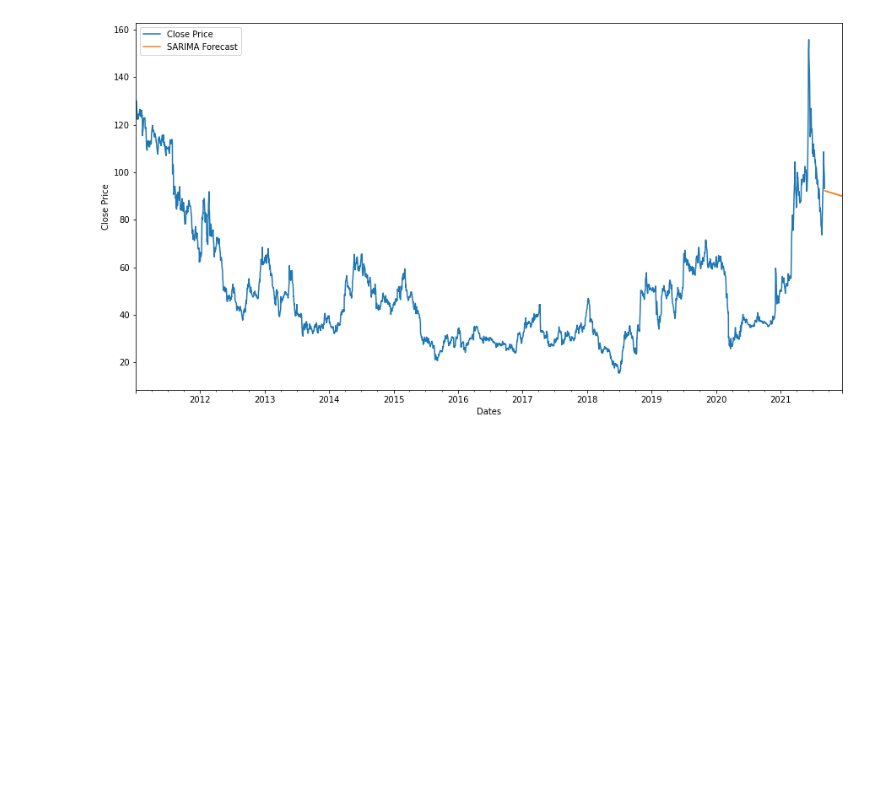
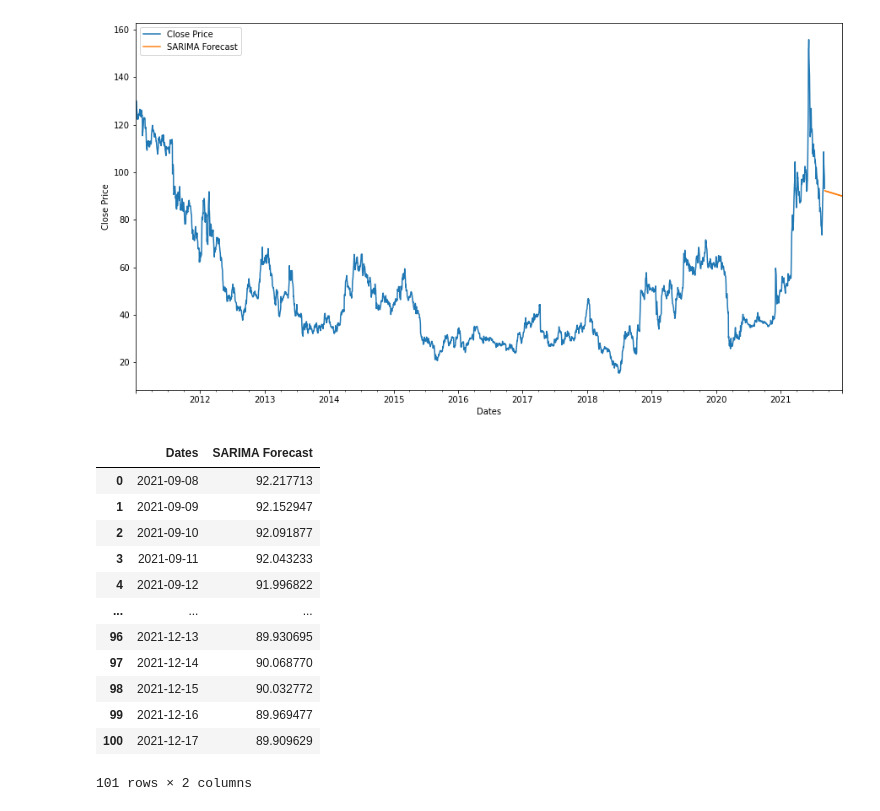
Before and after one commit to mlnewbie1996/SARIMA-based-stock-prediction, a Jupyter notebook: Adani_forecast.ipynb, the cells around one changed output. Cells and saved outputs as stored; diff of their text form; code cells hidden in the pictures; blank space fills up the shorter version.

```diff
--- a/Adani_forecast.ipynb
+++ b/Adani_forecast.ipynb
@@ -294,3 +295,21 @@ forecast.plot(legend=True)
 [figure]
 # %%
 forecast.to_csv('prediction.csv')
+# %%
+forecast_data = pd.read_csv('prediction.csv')
+forecast_data.head()
+forecast_data.rename(columns={"Unnamed: 0":"Dates"})
+# %% [output]
+|  | Dates | SARIMA Forecast |
+| 0 | 2021-09-08 | 92.217713 |
+| 1 | 2021-09-09 | 92.152947 |
+| 2 | 2021-09-10 | 92.091877 |
+| 3 | 2021-09-11 | 92.043233 |
+| 4 | 2021-09-12 | 91.996822 |
+| ... | ... | ... |
+| 96 | 2021-12-13 | 89.930695 |
+| 97 | 2021-12-14 | 90.068770 |
+| 98 | 2021-12-15 | 90.032772 |
+| 99 | 2021-12-16 | 89.969477 |
+| 100 | 2021-12-17 | 89.909629 |
+101 rows × 2 columns
```
Also changed, not shown: parts of 5 cells of this notebook.
